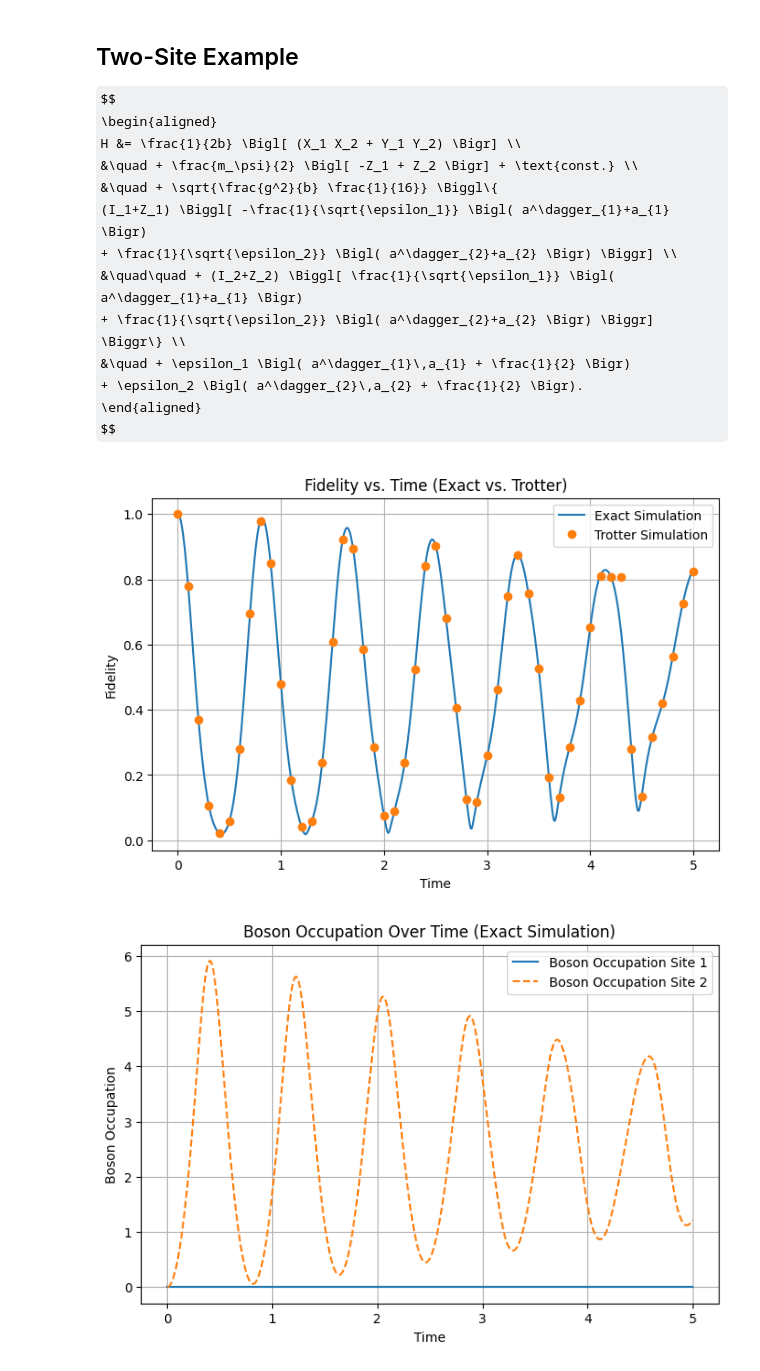
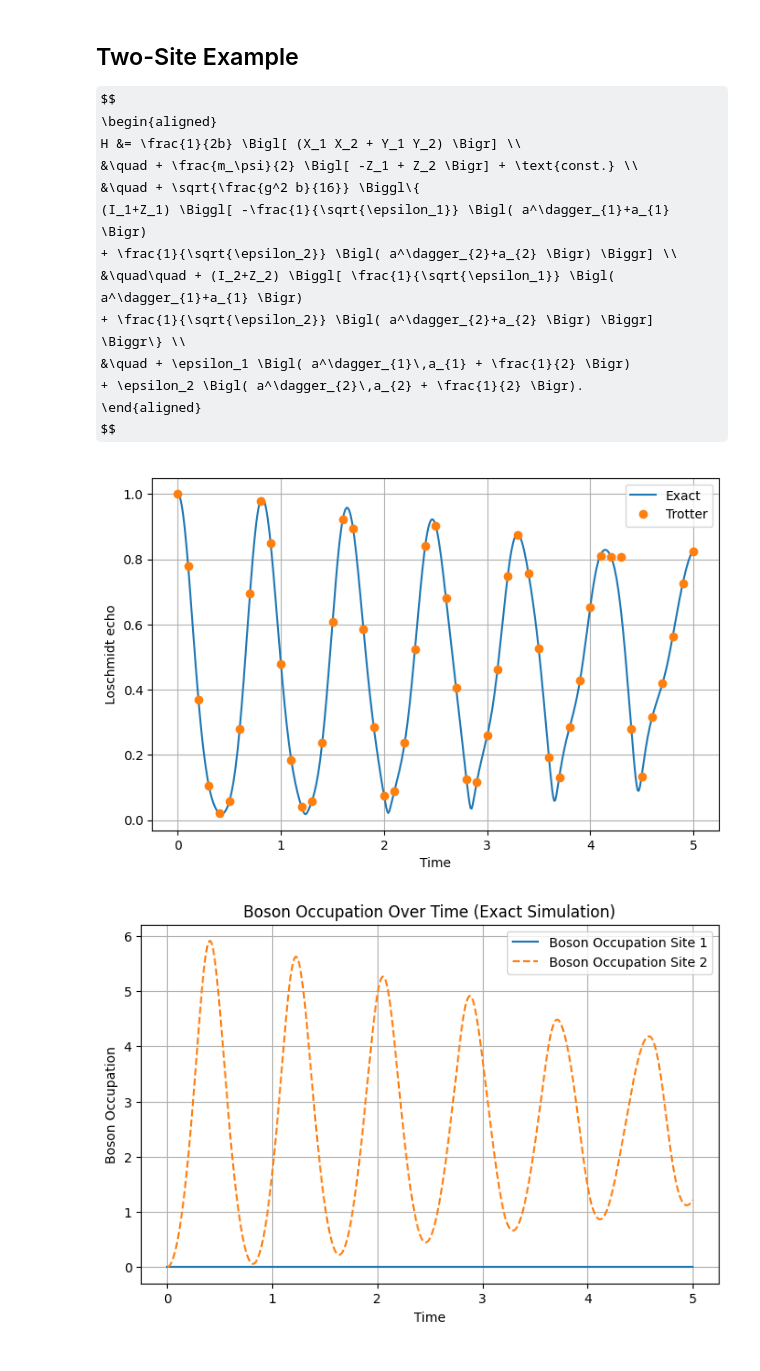
Before and after one commit to samgodwood/bosonic-qiskit, a Jupyter notebook: playground/bosonic_operator_costs/yukawa/yukawa.ipynb, the cells around one changed output. Cells and saved outputs as stored; diff of their text form; code cells hidden in the pictures; some formulas as TeX source.

```diff
--- a/playground/bosonic_operator_costs/yukawa/yukawa.ipynb
+++ b/playground/bosonic_operator_costs/yukawa/yukawa.ipynb
@@ -96,7 +96,7 @@ $$
 \begin{aligned}
 H &= \frac{1}{2b} \Bigl[ (X_1 X_2 + Y_1 Y_2) \Bigr] \\
 &\quad + \frac{m_\psi}{2} \Bigl[ -Z_1 + Z_2 \Bigr] + \text{const.} \\
-&\quad + \sqrt{\frac{g^2}{b} \frac{1}{16}} \Biggl\{
+&\quad + \sqrt{\frac{g^2 b}{16}} \Biggl\{
 (I_1+Z_1) \Biggl[ -\frac{1}{\sqrt{\epsilon_1}} \Bigl( a^\dagger_{1}+a_{1} \Bigr)
 + \frac{1}{\sqrt{\epsilon_2}} \Bigl( a^\dagger_{2}+a_{2} \Bigr) \Biggr] \\
 &\quad\quad + (I_2+Z_2) \Biggl[ \frac{1}{\sqrt{\epsilon_1}} \Bigl( a^\dagger_{1}+a_{1} \Bigr)
@@ -185,9 +185,7 @@ def qutip_2site_yukawa(b=1.0, m_psi=1.0, g=1.0, epsilon1=1.0, epsilon2=1.0, N_b=
                          t_max=5, num_steps=100):
     """
     """
-    import qutip as qt
 
-    # Time vector
     times = np.linspace(0, t_max, num_steps)
 
     # Qubit initialization (2 qubits)
@@ -266,7 +264,7 @@ def qutip_2site_yukawa(b=1.0, m_psi=1.0, g=1.0, epsilon1=1.0, epsilon2=1.0, N_b=
     proj = psi0 * psi0.dag()
 
     # Solve dynamics using mesolve
-    result = qt.mesolve(H, psi0, times, [], [proj])
+    result = qt.mesolve(H, psi0, times, [], [])
     return result
 # %%
 from scipy.sparse import SparseEfficiencyWarning
@@ -288,38 +286,37 @@ dt_exact = 0.01
 num_steps_exact = int(t_max / dt_exact) + 1
 
 result_exact = qutip_2site_yukawa(b=b, m_psi=m, g=g, epsilon1=eps1, epsilon2=eps2,
                                   N_b=2**num_qubits_per_qumode, t_max=t_max, num_steps=num_steps_exact)
 target_state = result_exact.states[0]
 
 fidelities_exact = [qt.fidelity(state, target_state) for state in result_exact.states]
 times_exact = np.linspace(0, t_max, num_steps_exact)
 
 # Trotter Simulation
 dt_trotter = 0.1
 times_trotter = np.arange(0, t_max + dt_trotter, dt_trotter)
 fidelities_trotter = []
 
 for final_time in times_trotter:
     # Number of Trotter steps
     steps = int(final_time / dt_trotter)
     state = simulate_yukawa(num_sites, num_qubits_per_qumode, b, m, g, eps1, eps2, dt_trotter, steps)
 
     state_qt = Qobj(state, dims=target_state.dims)
     fid = qt_fidelity(target_state, state_qt)
     fidelities_trotter.append(fid)
 
 # Plotting
 plt.figure(figsize=(8, 5))
-plt.plot(times_exact, fidelities_exact, linestyle='-', label='Exact Simulation')
-plt.plot(times_trotter, fidelities_trotter, marker='o', linestyle='None', label='Trotter Simulation')
+plt.plot(times_exact, fidelities_exact, linestyle='-', label='Exact')
+plt.plot(times_trotter, fidelities_trotter, marker='o', linestyle='None', label='Trotter')
 plt.xlabel("Time")
-plt.ylabel("Fidelity")
-plt.title("Fidelity vs. Time (Exact vs. Trotter)")
+plt.ylabel("Loschmidt echo")
 plt.grid(True)
 plt.legend()
 plt.show()
 # %% [output]
-[figure, old version]
+[figure, new version]
 # %%
 def compute_expectations_qutip(states, N_b=8):
     """
```
Also changed, not shown: parts of 2 cells of this notebook.
